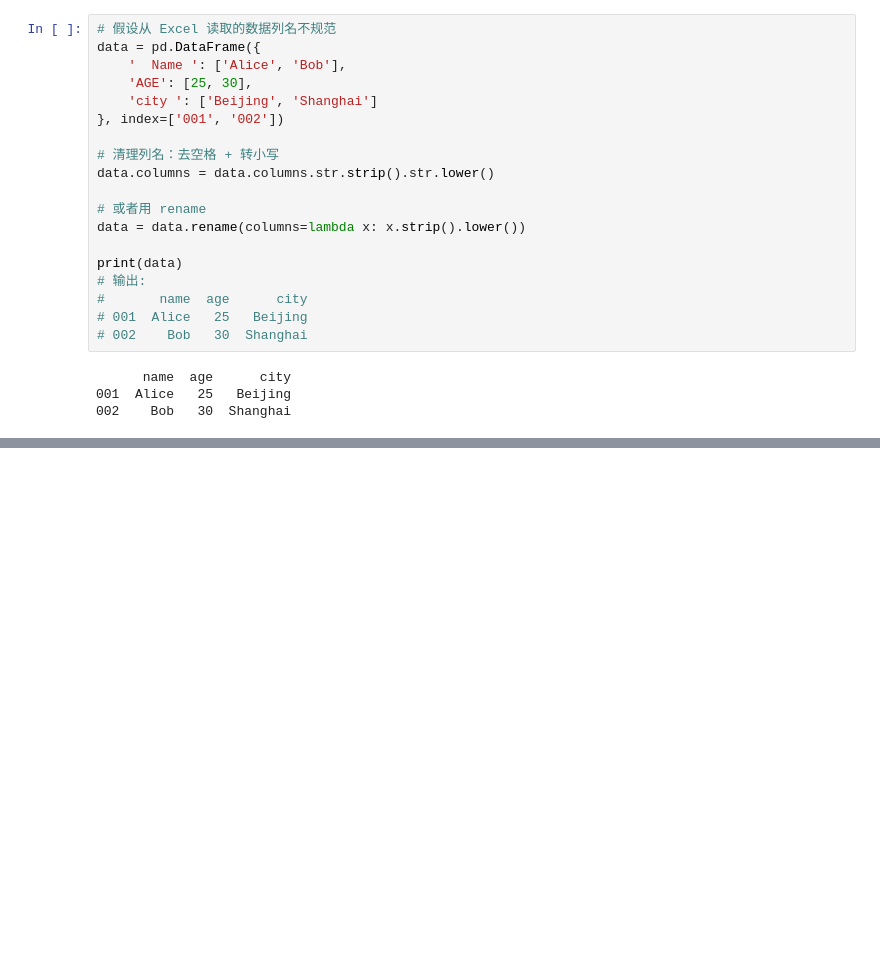
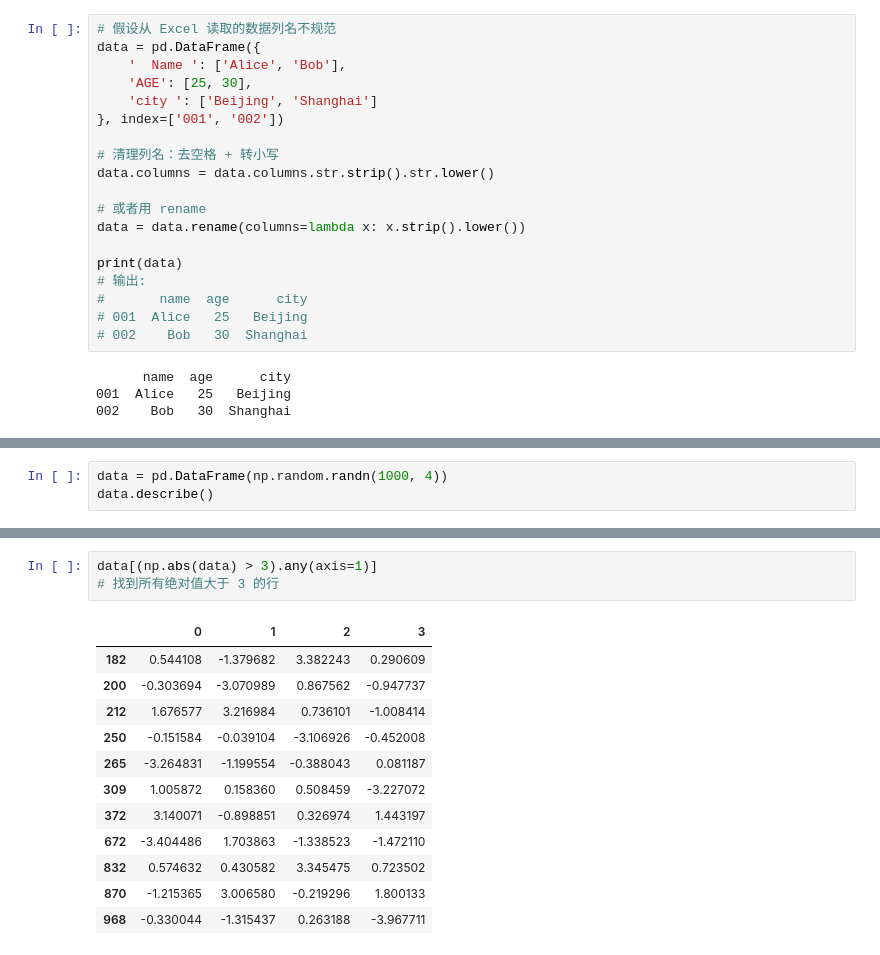
Before and after one commit to MAZIZHUO/my_project, a Jupyter notebook: 09_pyda-2e_study/07_data_cleaning_and_preparation.ipynb, the cells around one changed output, grey strips where cells are left out. Cells and saved outputs as stored; diff of their text form; blank space fills up the shorter version.

```diff
--- a/09_pyda-2e_study/07_data_cleaning_and_preparation.ipynb
+++ b/09_pyda-2e_study/07_data_cleaning_and_preparation.ipynb
@@ -525,0 +873,3 @@ print(data)
+# %%
+data = pd.DataFrame(np.random.randn(1000, 4))
+data.describe()
@@ -525,0 +893,16 @@ print(data)
+# %%
+data[(np.abs(data) > 3).any(axis=1)]
+# 找到所有绝对值大于 3 的行
+# %% [output]
+|  | 0 | 1 | 2 | 3 |
+| 182 | 0.544108 | -1.379682 | 3.382243 | 0.290609 |
+| 200 | -0.303694 | -3.070989 | 0.867562 | -0.947737 |
+| 212 | 1.676577 | 3.216984 | 0.736101 | -1.008414 |
+| 250 | -0.151584 | -0.039104 | -3.106926 | -0.452008 |
+| 265 | -3.264831 | -1.199554 | -0.388043 | 0.081187 |
+| 309 | 1.005872 | 0.158360 | 0.508459 | -3.227072 |
+| 372 | 3.140071 | -0.898851 | 0.326974 | 1.443197 |
+| 672 | -3.404486 | 1.703863 | -1.338523 | -1.472110 |
+| 832 | 0.574632 | 0.430582 | 3.345475 | 0.723502 |
+| 870 | -1.215365 | 3.006580 | -0.219296 | 1.800133 |
+| 968 | -0.330044 | -1.315437 | 0.263188 | -3.967711 |
```
Also changed, not shown: parts of 35 cells of this notebook, 6 other files.
